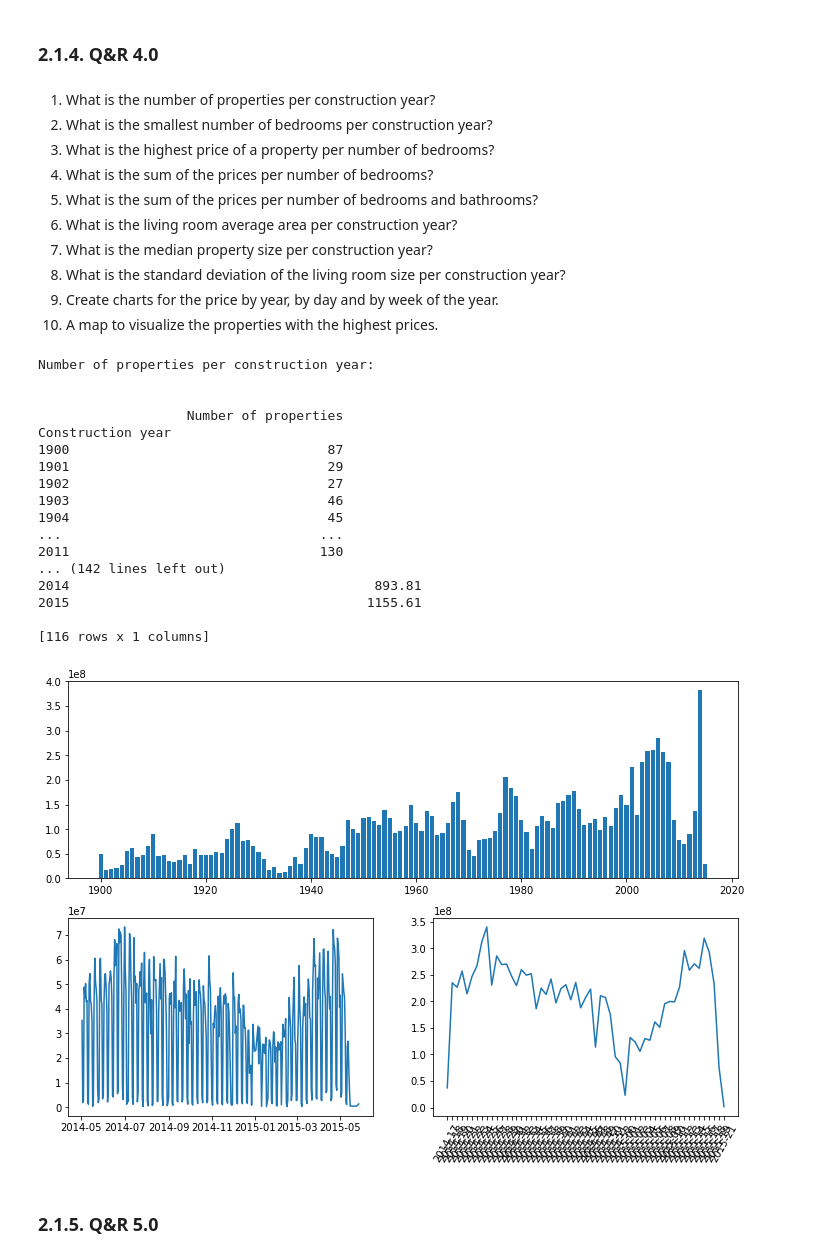
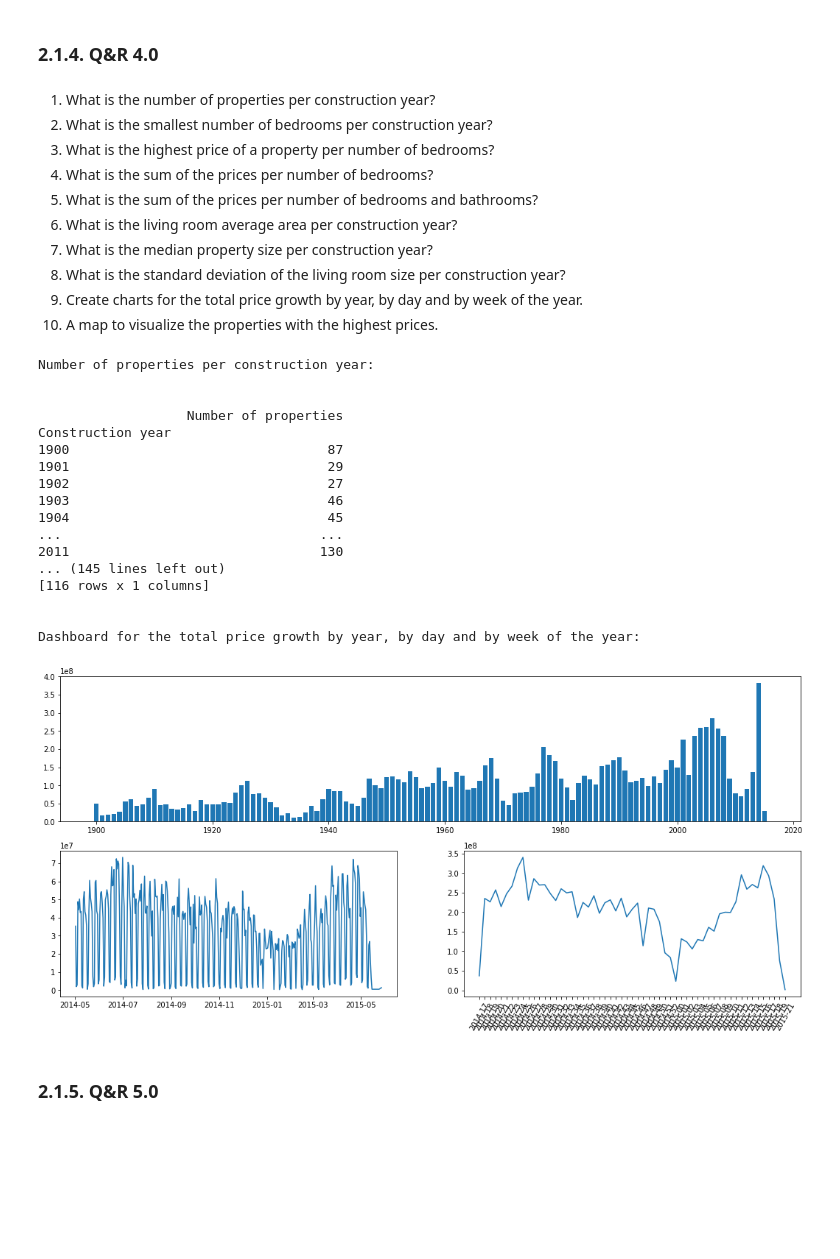
Before and after one commit to lucasquemelli/House_Rocket, a Jupyter notebook: house_rocket_insight.ipynb, the cells around one changed output. Cells and saved outputs as stored; diff of their text form; code cells hidden in the pictures; blank space fills up the shorter version.

```diff
--- a/house_rocket_insight.ipynb
+++ b/house_rocket_insight.ipynb
@@ -1019,7 +1019,7 @@ New dataset with column 'house_age':
 6. What is the living room average area per construction year?
 7. What is the median property size per construction year?
 8. What is the standard deviation of the living room size per construction year?
-9. Create charts for the price by year, by day and by week of the year.
+9. Create charts for the total price growth by year, by day and by week of the year.
 10. A map to visualize the properties with the highest prices.
 # %%
 def question_one(dataset):
@@ -1094,7 +1094,8 @@ def question_eight(dataset):
     return std_liv
 
 def question_nine(data):
-    fig = plt.figure(figsize=(12,8))
+    print("\n\nDashboard for the total price growth by year, by day and by week of the year:\n")
+    fig = plt.figure(figsize=(18,8))
     specs = gridspec.GridSpec(ncols=2,nrows=2,figure=fig)
 
     ax1 = fig.add_subplot(specs[0,:])
@@ -1126,38 +1127,38 @@ if __name__ == '__main__':
 
     min_bed_yr = question_two(dataset)
 
     max_price_bed = question_three(data)
 
     sum_price_bed = question_four(data)
 
     bed_bath = question_five(data)
 
     mean_liv = question_six(dataset)
 
     median_liv = question_seven(dataset)
 
     std_liv = question_eight(dataset)
 
     df4, price_day, df5 = question_nine(data)
 # %% [output]
 Number of properties per construction year:
 
 
                    Number of properties
 Construction year
 1900                                 87
 1901                                 29
 1902                                 27
 1903                                 46
 1904                                 45
 ...                                 ...
 2011                                130
-... (142 lines left out)
-2014                                       893.81
-2015                                      1155.61
+... (145 lines left out)
+[116 rows x 1 columns]
 
-[116 rows x 1 columns]
+
+Dashboard for the total price growth by year, by day and by week of the year:
-[figure, old version]
+[figure, new version]
 # %% [markdown]
 ### 2.1.5. Q&R 5.0
 # %% [markdown]
```
